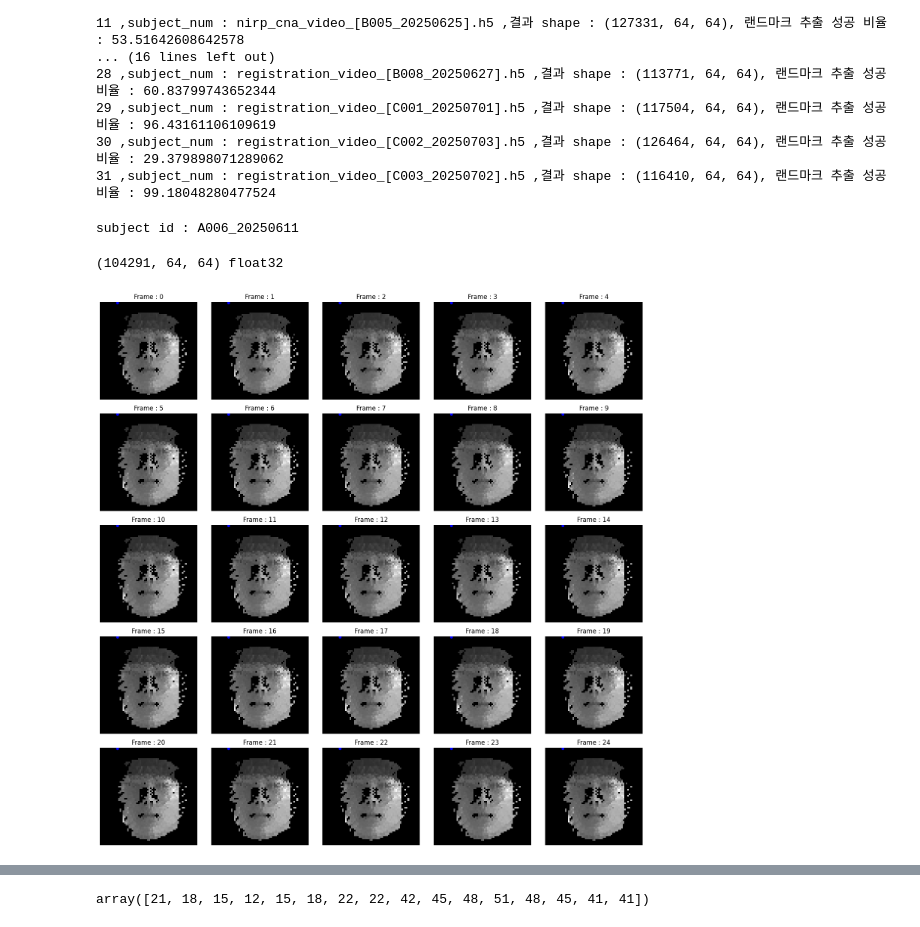
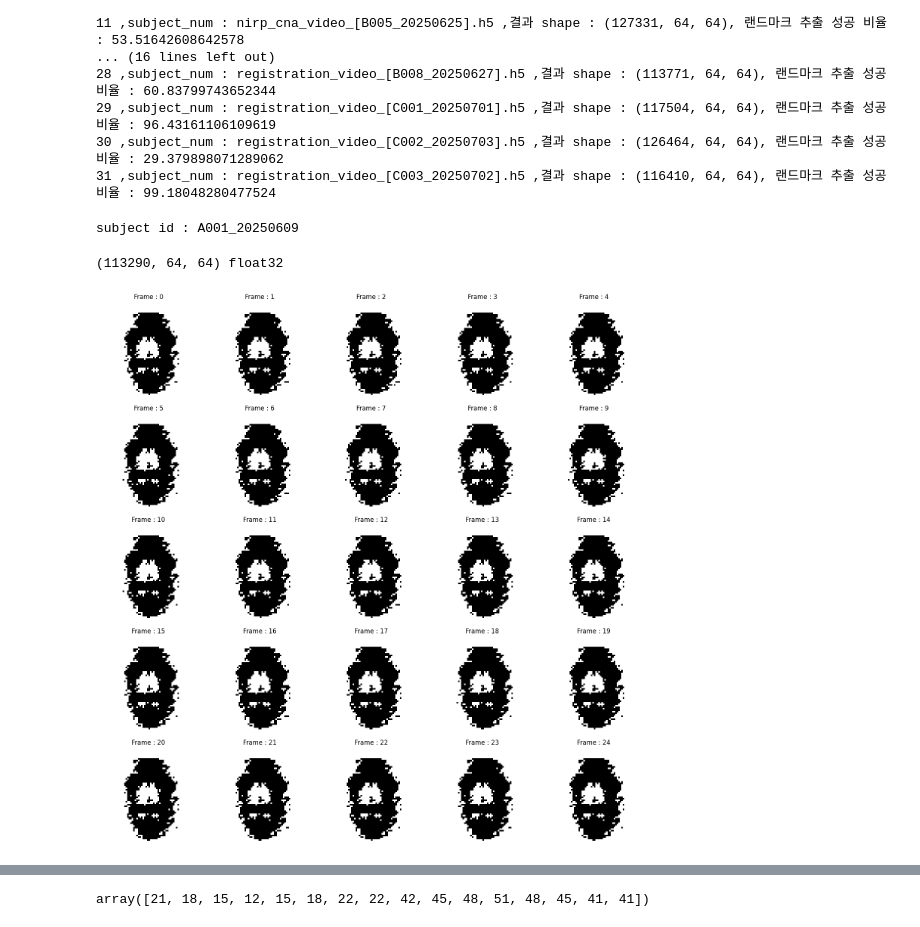
Before and after one commit to kkm2001-design/rppg, a Jupyter notebook: data/codes/h5/basic_usage_nir_test_after_Revised.ipynb, the cells around one changed output, grey strips where cells are left out. Saved outputs shown, nothing was run; the diff lists cells and outputs as text; code cells hidden in the pictures.

```diff
--- a/data/codes/h5/basic_usage_nir_test_after_Revised.ipynb
+++ b/data/codes/h5/basic_usage_nir_test_after_Revised.ipynb
@@ -253,9 +253,9 @@ for i in range(len(subject_lists)) :
 31 ,subject_num : registration_video_[C003_20250702].h5 ,결과 shape : (116410, 64, 64), 랜드마크 추출 성공 비율 : 99.18048280477524
 # %%
 h5_dir = '/nasdata4/2yhy/rPPG_code/rPPG_datasets/raw_data/CNA_members/KM_preprocess_data/preprocess_result'
-subject_lists = sorted( [f for f in os.listdir(h5_dir) if f.endswith('.h5') ])
+subject_lists = sorted( [f for f in os.listdir(h5_dir) if f.endswith('.h5') and f.startswith('regist')  ])
 
-subject_num = 4 ######################################################### subject 설정 #########################################################
+subject_num = 0 ######################################################### subject 설정 #########################################################
 subject_id = subject_lists[subject_num].split('[')[1].split(']')[0]
 
 print(f"subject id : {subject_id}")
@@ -279,7 +279,7 @@ sub_data = subject_dict['data'] #(T, 64, 64)
 sub_valid = subject_dict['valid_mask']
 sub_fr = subject_dict['fail_rate']
 # %% [output]
-subject id : A006_20250611
+subject id : A001_20250609
 # %%
 roi_point = (uv_numpy[425] * 64).astype(int)
 print(sub_data.shape, sub_data.dtype)
@@ -295,35 +295,35 @@ roi_coords = (uv_numpy[roi_ls_all] ).astype(int)
 roi_rows = roi_coords[:,0]
 roi_cols = roi_coords[:,1]
 
 
 
 # 2. ROI 인덱스
 colors = ['red', 'blue']
 uv_numpy = (MEDIAPIPE_UV_COORDINATES * 64).astype(int)
 
 roi_indices = {
     "Left Cheek (330...)":  [330, 347, 346, 352, 411, 427, 426, 266],
     "Right Cheek (101...)": [101, 118, 117, 123, 187, 207, 206, 36]
 }
 
 fig, axes = plt.subplots(5,5, figsize=(15,15)) #fig 가 전체 사진 , axes 가 subplot들 각각 한 칸
 axes = axes.flatten()
+sin_f = (f_ex == 0)
 
-
-for i, f in enumerate(f_ex) :
+for i, f in enumerate(sin_f) :
     axes[i].imshow(f, cmap = 'gray')
     axes[i].set_title(f"Frame : {i}")
     axes[i].axis('off')
 
         # ROI 점들 추출
     roi_points = uv_numpy[roi_ls_all]
 
         # 점 찍기
-    axes[i].scatter(11 , 0 , s =20, c = 'blue')
+    #axes[i].scatter(11 , 0 , s =20, c = 'blue')
 
         #axes[i].scatter(roi_points[:,0], roi_points[:,1], s =20, c = color, label = name)
 plt.tight_layout()
 plt.show()
 # %% [output]
-(104291, 64, 64) float32
+(113290, 64, 64) float32
-[figure, old version]
+[figure, new version]
```
Also changed, not shown: parts of 3 cells of this notebook, 14 other files.
